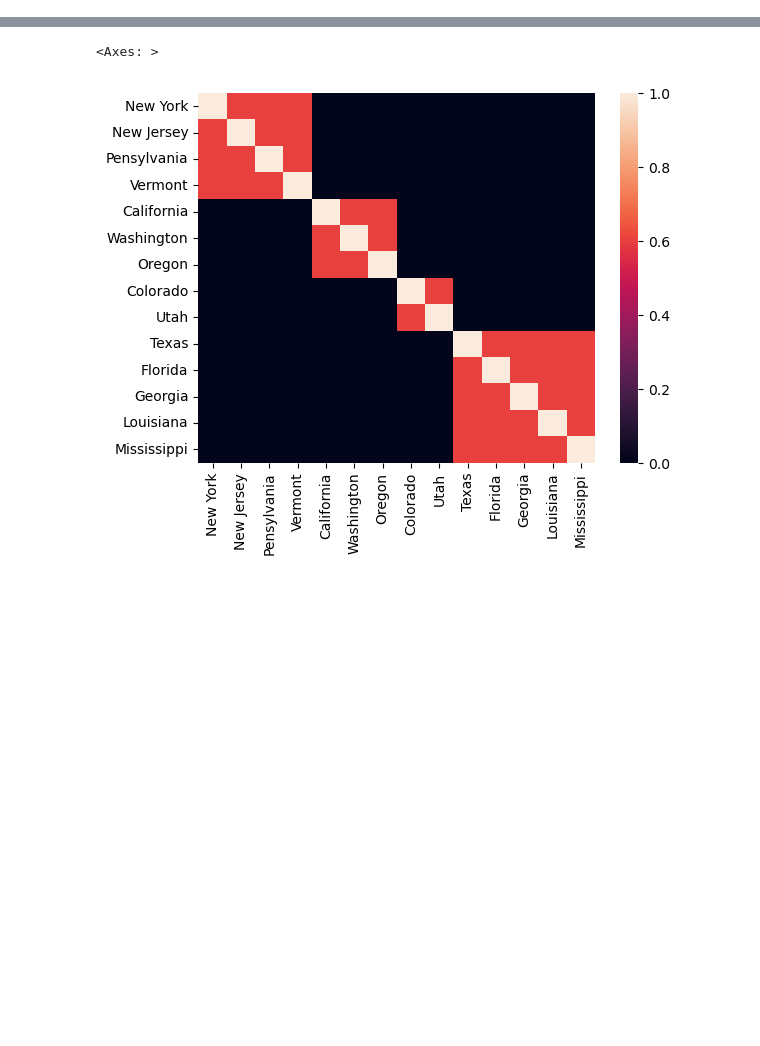
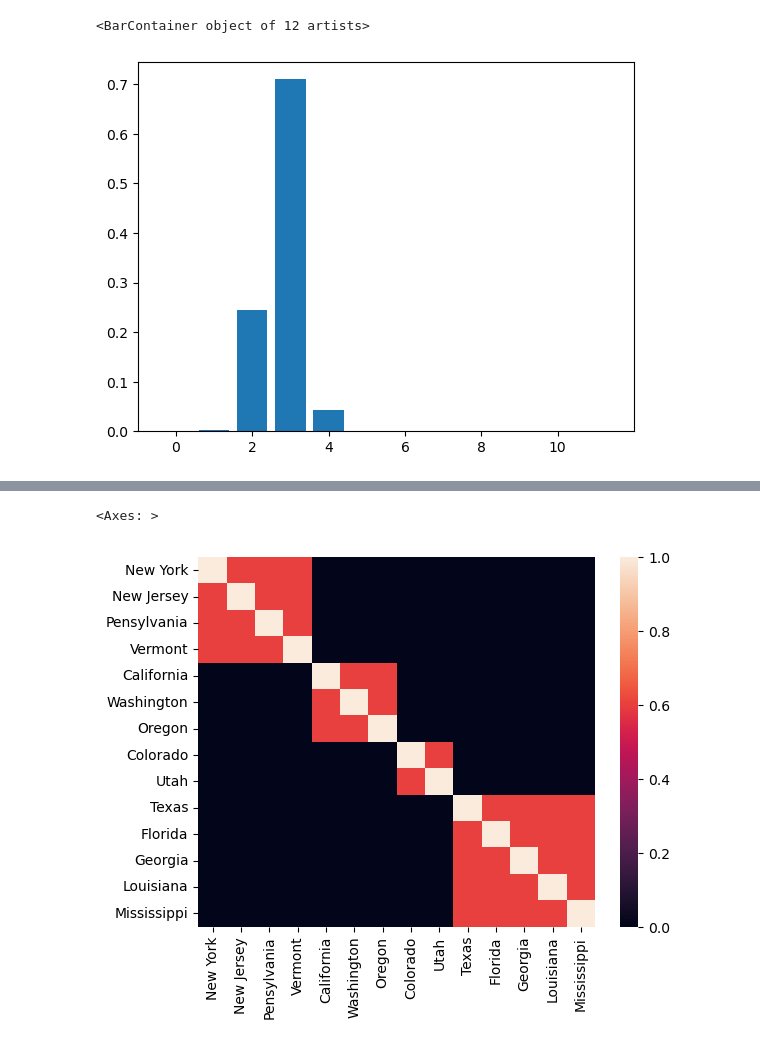
Before and after one commit to redam94/BayesInsight, a Jupyter notebook: archive/gp_test.ipynb, the cells around one changed output, grey strips where cells are left out. Drawn from its saved outputs; the diff is of its cells as text; code cells hidden in the pictures; blank space fills up the shorter version.

```diff
--- a/archive/gp_test.ipynb
+++ b/archive/gp_test.ipynb
@@ -20,0 +74,5 @@ rng = np.random.default_rng(123)
+# %%
+plt.bar(np.arange(12), delayed_adstock_weights(contributions[0], contributions[1]).eval())
+# %% [output]
+<BarContainer object of 12 artists>
+[figure, added]
```
Also changed, not shown: parts of 39 cells of this notebook, 4 other files.
